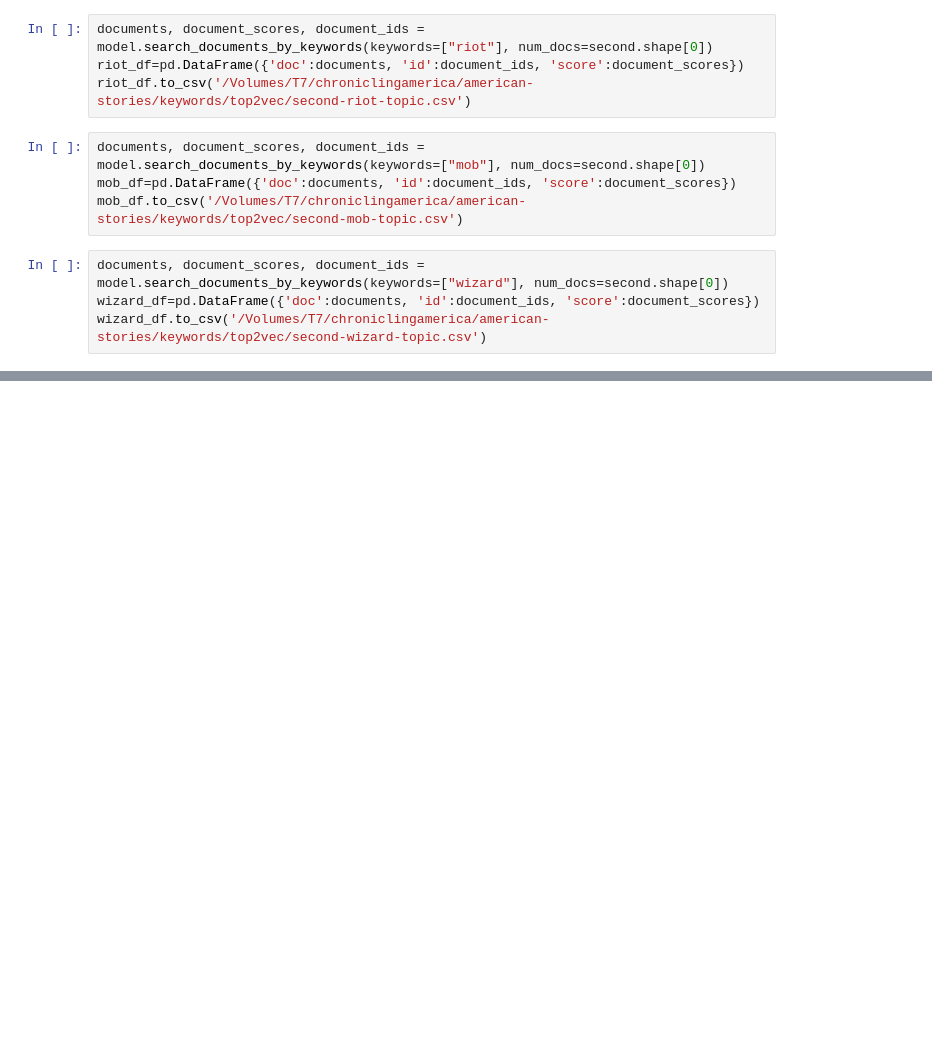
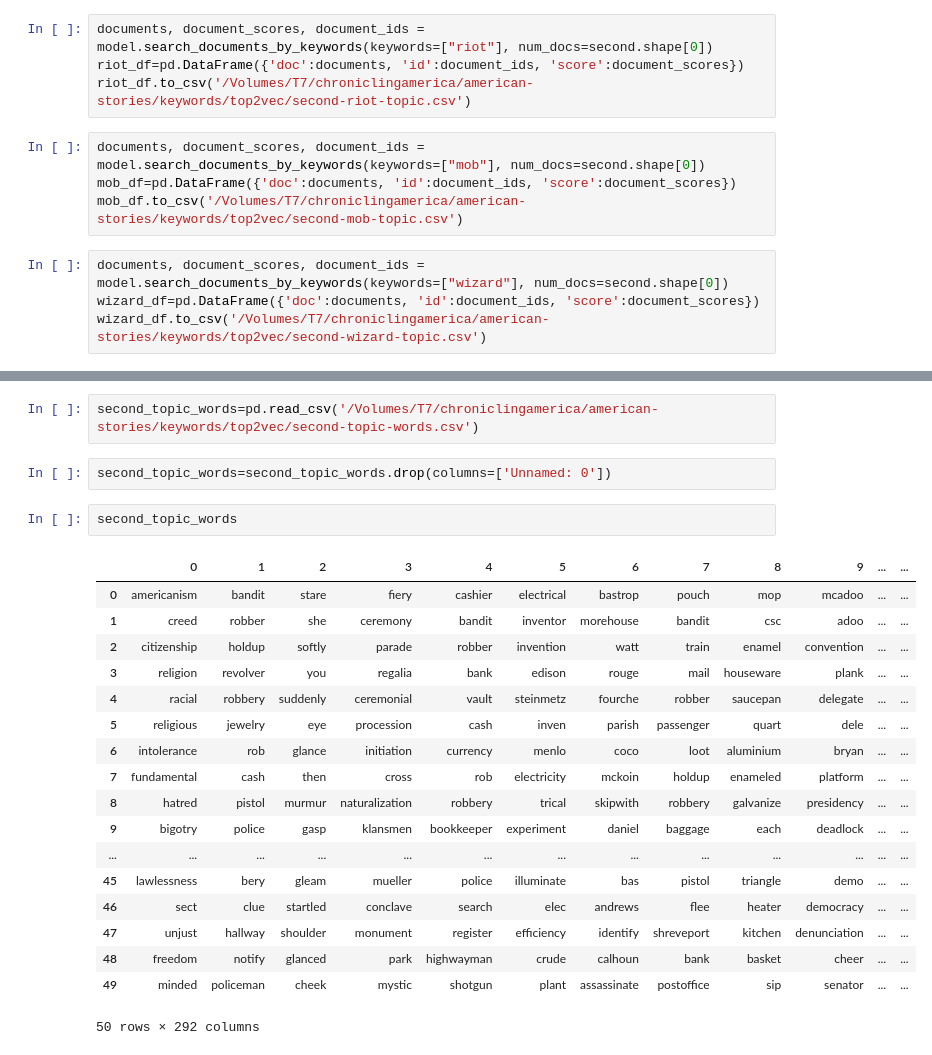
Before and after one commit to park-jay/kkk, a Jupyter notebook: top2vec.ipynb, the cells around one changed output, grey strips where cells are left out. Drawn from its saved outputs; the diff is of its cells as text; blank space fills up the shorter version.

```diff
--- a/top2vec.ipynb
+++ b/top2vec.ipynb
@@ -129,0 +242,25 @@ wizard_df.to_csv('/Volumes/T7/chroniclingamerica/american-stories/keywords/top2v
+# %%
+second_topic_words=pd.read_csv('/Volumes/T7/chroniclingamerica/american-stories/keywords/top2vec/second-topic-words.csv')
+# %%
+second_topic_words=second_topic_words.drop(columns=['Unnamed: 0'])
+# %%
+second_topic_words
+# %% [output]
+|  | 0 | 1 | 2 | 3 | 4 | 5 | 6 | 7 | 8 | 9 | ... | ... |
+| 0 | americanism | bandit | stare | fiery | cashier | electrical | bastrop | pouch | mop | mcadoo | ... | ... |
+| 1 | creed | robber | she | ceremony | bandit | inventor | morehouse | bandit | csc | adoo | ... | ... |
+| 2 | citizenship | holdup | softly | parade | robber | invention | watt | train | enamel | convention | ... | ... |
+| 3 | religion | revolver | you | regalia | bank | edison | rouge | mail | houseware | plank | ... | ... |
+| 4 | racial | robbery | suddenly | ceremonial | vault | steinmetz | fourche | robber | saucepan | delegate | ... | ... |
+| 5 | religious | jewelry | eye | procession | cash | inven | parish | passenger | quart | dele | ... | ... |
+| 6 | intolerance | rob | glance | initiation | currency | menlo | coco | loot | aluminium | bryan | ... | ... |
+| 7 | fundamental | cash | then | cross | rob | electricity | mckoin | holdup | enameled | platform | ... | ... |
+| 8 | hatred | pistol | murmur | naturalization | robbery | trical | skipwith | robbery | galvanize | presidency | ... | ... |
+| 9 | bigotry | police | gasp | klansmen | bookkeeper | experiment | daniel | baggage | each | deadlock | ... | ... |
+| ... | ... | ... | ... | ... | ... | ... | ... | ... | ... | ... | ... | ... |
+| 45 | lawlessness | bery | gleam | mueller | police | illuminate | bas | pistol | triangle | demo | ... | ... |
+| 46 | sect | clue | startled | conclave | search | elec | andrews | flee | heater | democracy | ... | ... |
+| 47 | unjust | hallway | shoulder | monument | register | efficiency | identify | shreveport | kitchen | denunciation | ... | ... |
+| 48 | freedom | notify | glanced | park | highwayman | crude | calhoun | bank | basket | cheer | ... | ... |
+| 49 | minded | policeman | cheek | mystic | shotgun | plant | assassinate | postoffice | sip | senator | ... | ... |
+50 rows × 292 columns
```
Also changed, not shown: parts of 22 cells of this notebook, 1 other file.
